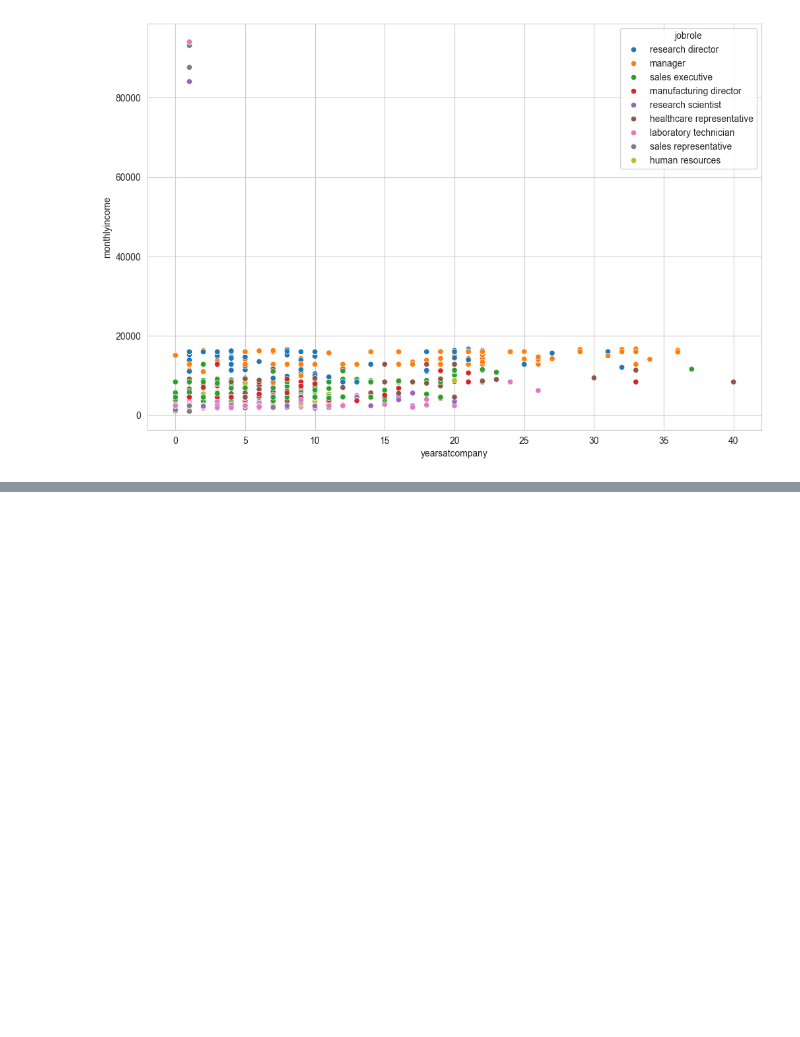
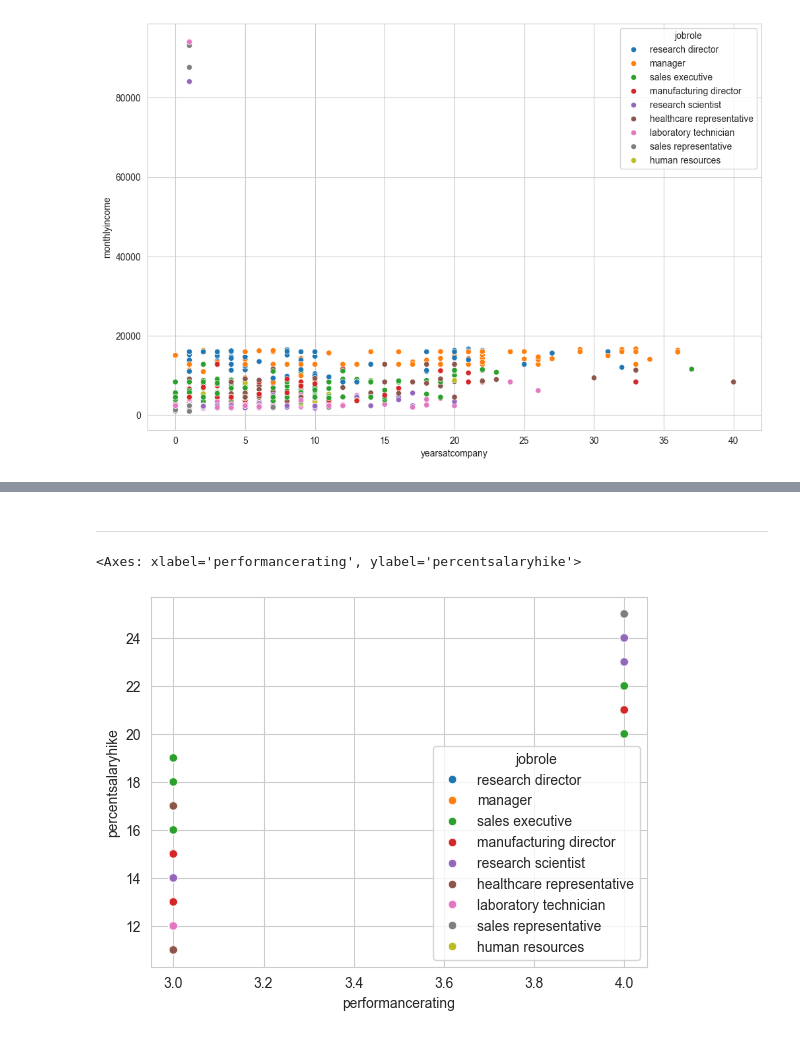
Before and after one commit to omniaunusest/VIZ-analytics-4-employee-data-talent-insights, a Jupyter notebook: visualizaciones.ipynb, the cells around one changed output, grey strips where cells are left out. Saved outputs shown, nothing was run; the diff lists cells and outputs as text; code cells hidden in the pictures; blank space fills up the shorter version.

```diff
--- a/visualizaciones.ipynb
+++ b/visualizaciones.ipynb
@@ -326,0 +424,7 @@ df[df['monthlyincome'] > 20000]
+# %% [markdown]
+____
+# %%
+sns.scatterplot(data=df, x='performancerating', y='percentsalaryhike', hue='jobrole')
+# %% [output]
+<Axes: xlabel='performancerating', ylabel='percentsalaryhike'>
+[figure, added]
```
Also changed, not shown: parts of 8 cells of this notebook.
